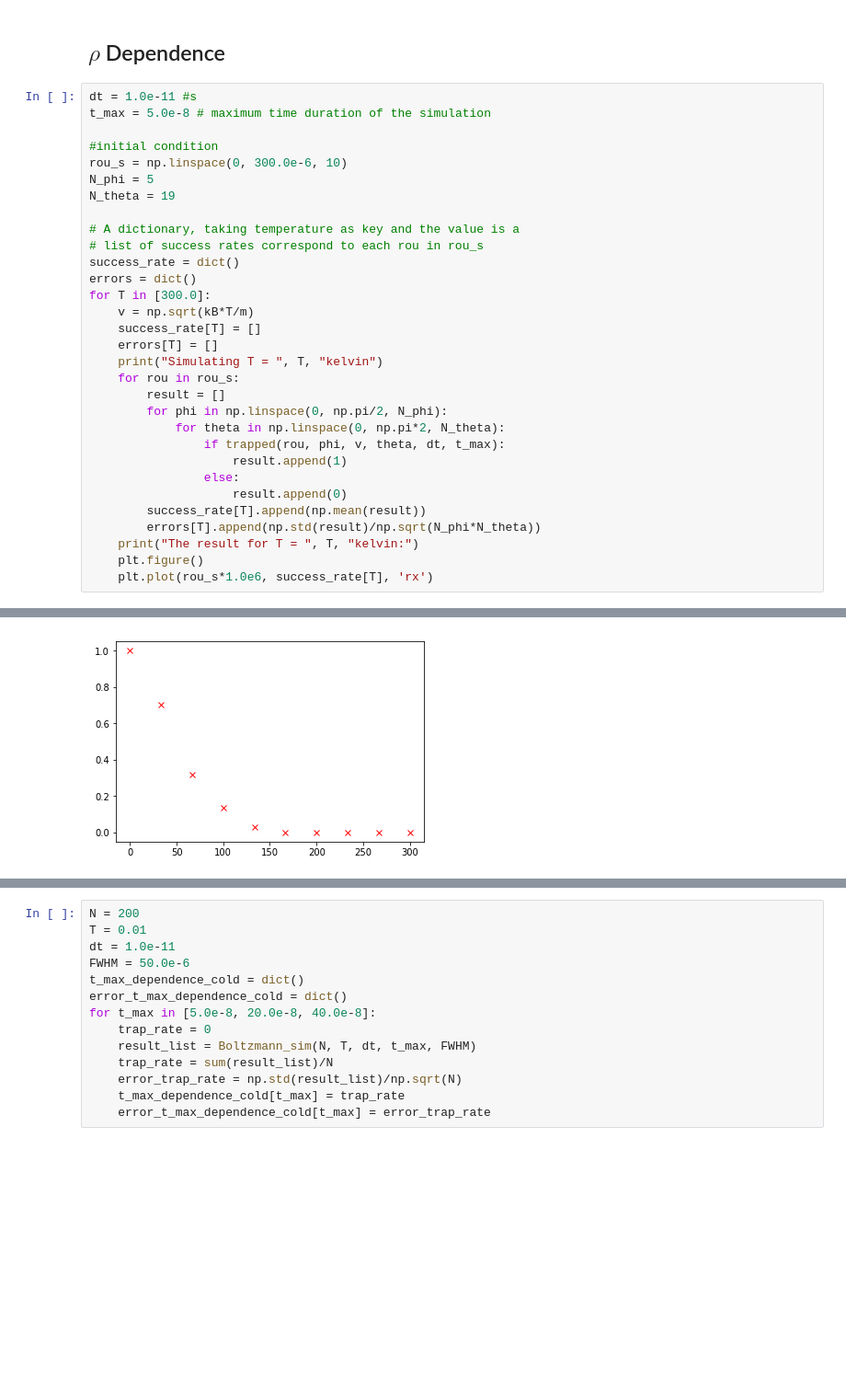
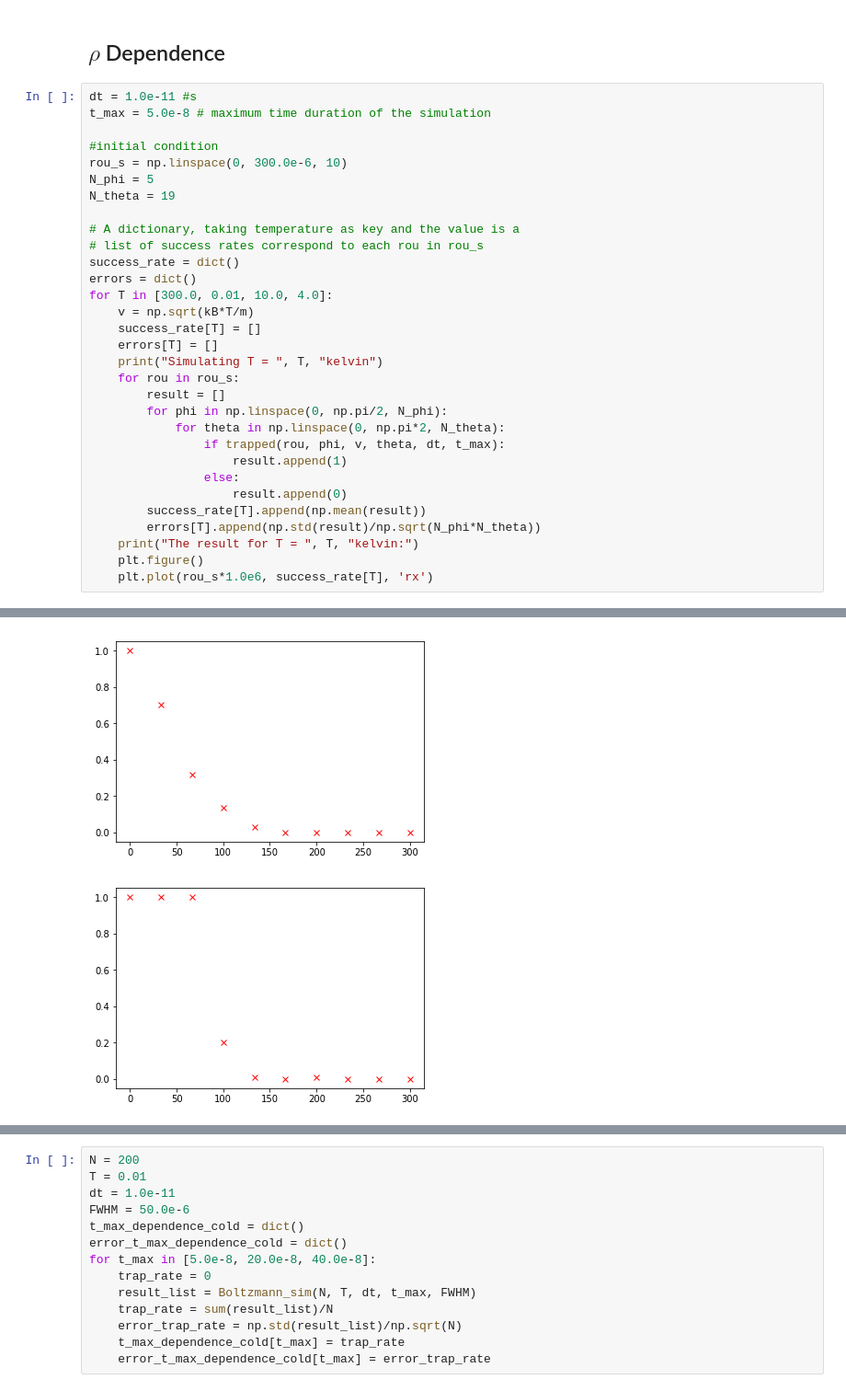
Before and after one commit to HaeffnerLab/Electron-Trap-Design-Testing, a Jupyter notebook: quarter_sim1.ipynb, the cells around one changed output, grey strips where cells are left out. Shown at 92% size. Drawn from its saved outputs; the diff is of its cells as text; blank space fills up the shorter version.

```diff
--- a/quarter_sim1.ipynb
+++ b/quarter_sim1.ipynb
@@ -318,7 +318,7 @@ N_theta = 19
 # list of success rates correspond to each rou in rou_s
 success_rate = dict()
 errors = dict()
-for T in [300.0]:
+for T in [300.0, 0.01, 10.0, 4.0]:
     v = np.sqrt(kB*T/m)
     success_rate[T] = []
     errors[T] = []
@@ -342 +348,2 @@ The result for T =  300.0 kelvin:
 [figure]
+[figure, added]
```
Also changed, not shown: parts of 2 cells of this notebook, 2 other files.
